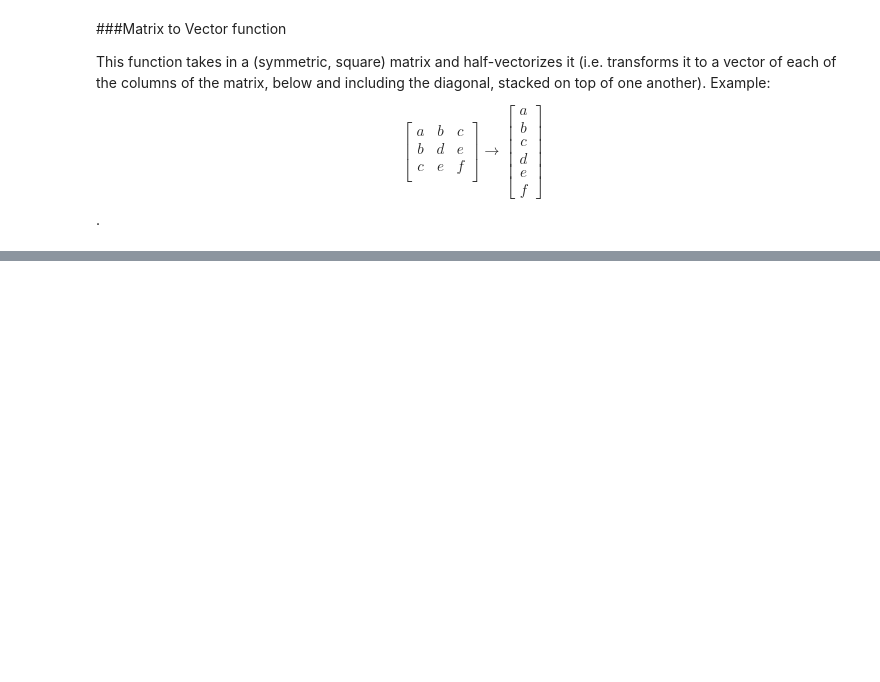
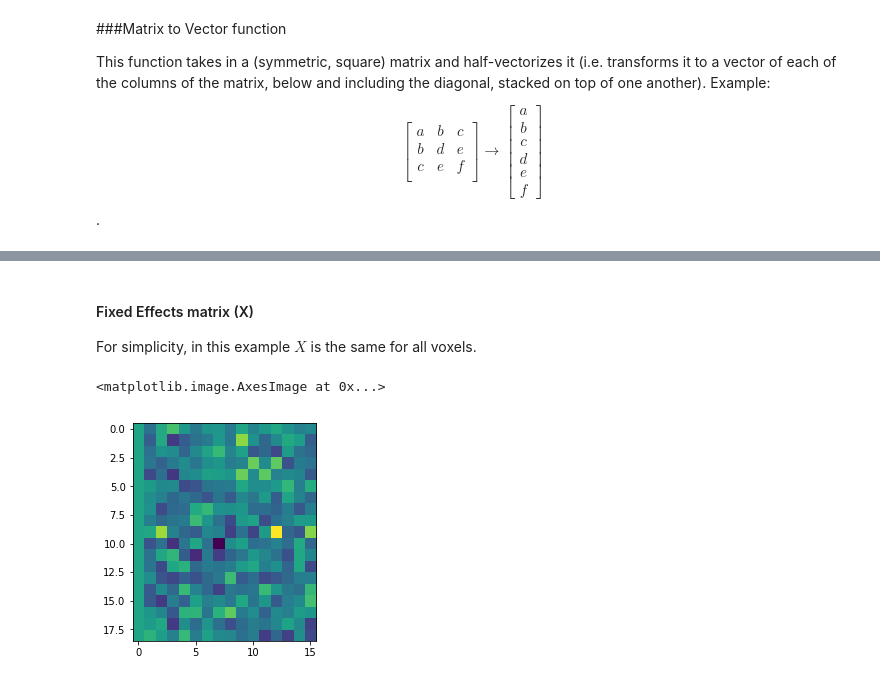
Before and after one commit to TomMaullin/BLMM-sandbox, a Jupyter notebook: FS_sandbox.ipynb, the cells around one changed output, grey strips where cells are left out. Cells and saved outputs as stored; diff of their text form; code cells hidden in the pictures; blank space fills up the shorter version.

```diff
--- a/FS_sandbox.ipynb
+++ b/FS_sandbox.ipynb
@@ -674,0 +2148,19 @@ The title for this idea speaks for itself. The `scipy` library does not allow fo
+# %% [markdown]
+#### Fixed Effects matrix (X)
+
+For simplicity, in this example $X$ is the same for all voxels.
+# %%
+# Initialize empty x
+X = np.zeros((n,p))
+
+# First column is intercept
+X[:,0] = 1
+
+# Rest of the columns we will make random noise
+X[:,1:] = np.random.randn(n*(p-1)).reshape((n,(p-1)))
+
+# Image of the last 20 rows of X
+imshow(X[-20:-1,:])
+# %% [output]
+<matplotlib.image.AxesImage at 0x...>
+[figure, added]
```
Also changed, not shown: parts of 145 cells of this notebook.
